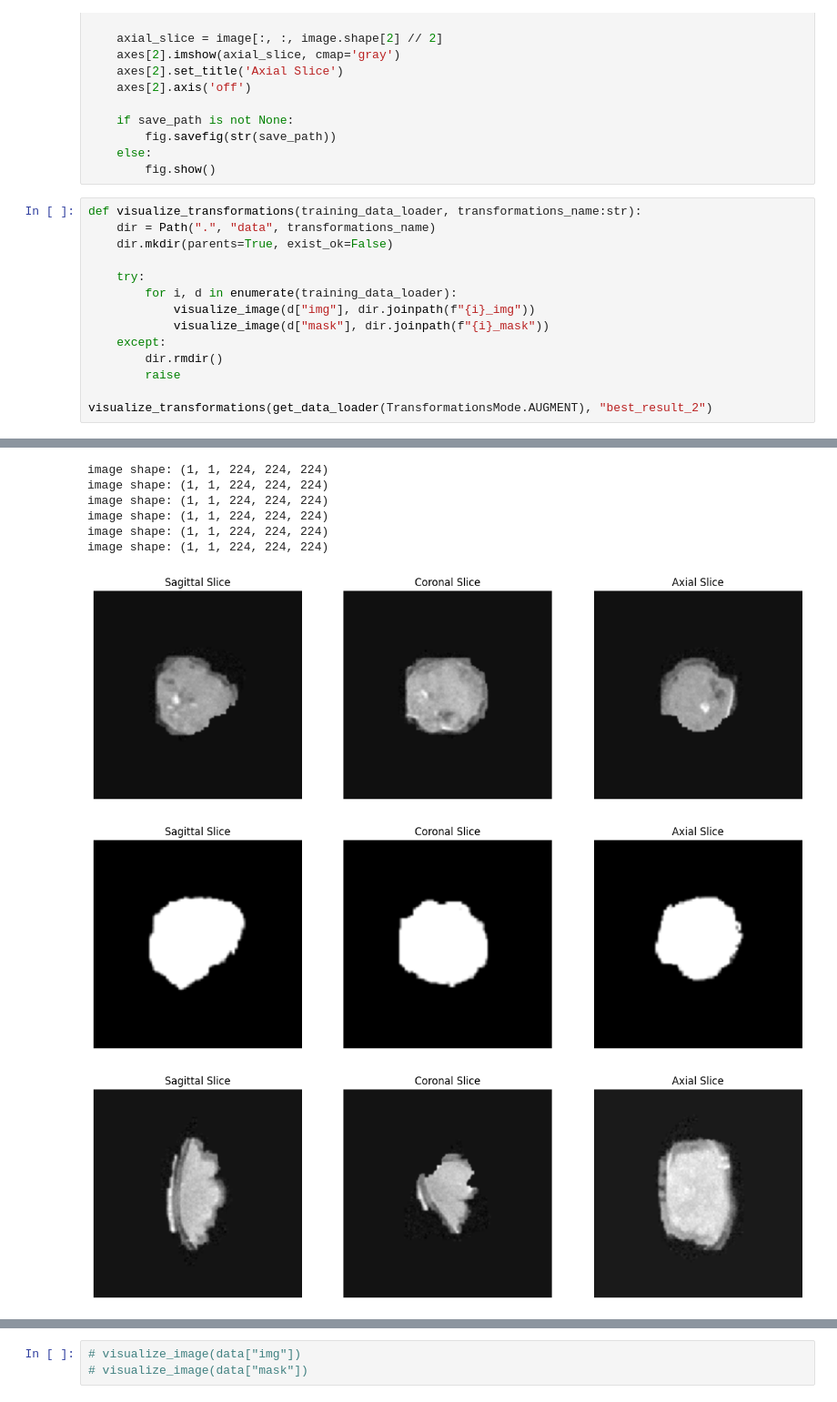
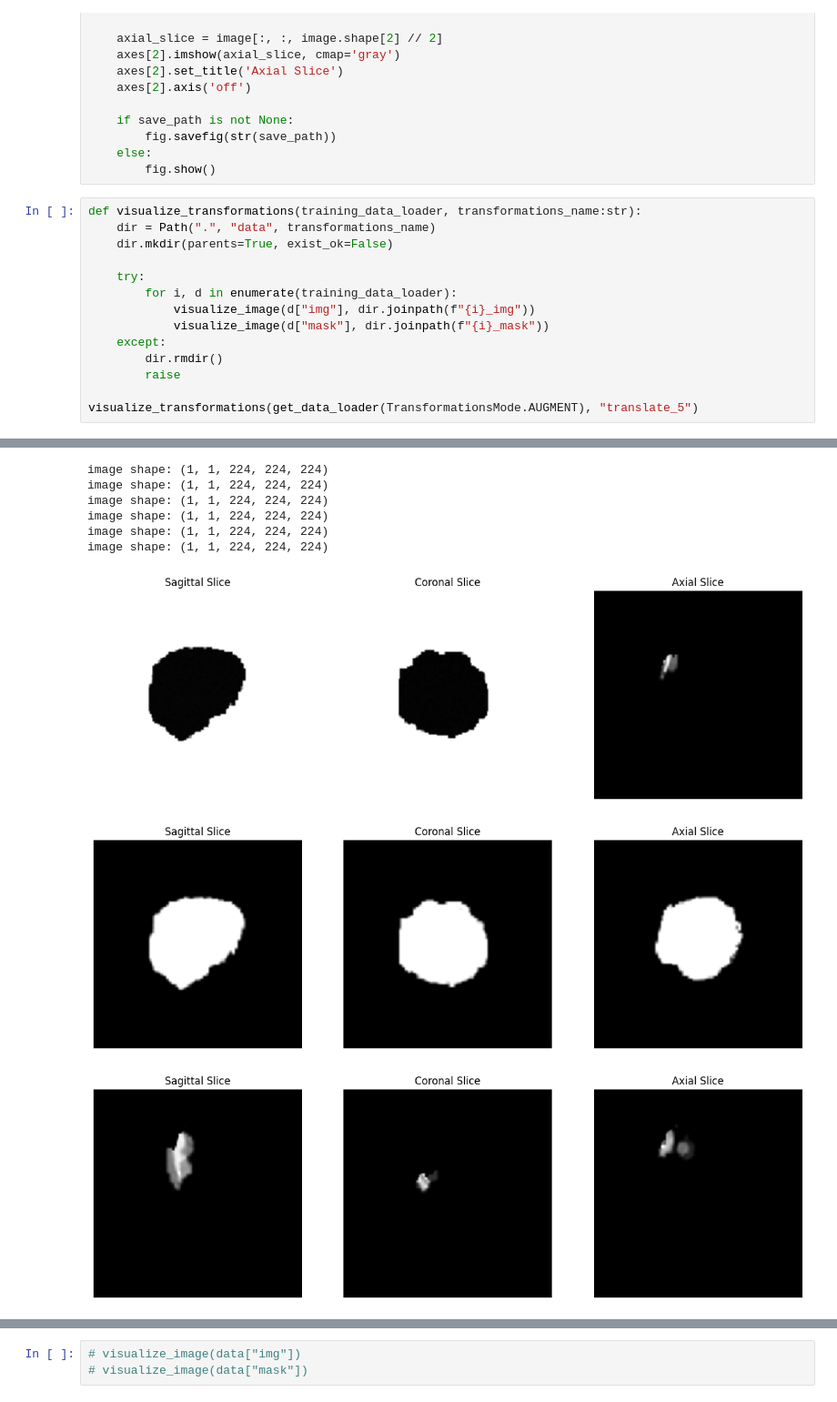
Before and after one commit to Fidelisus/meningioma_dl, a Jupyter notebook: notebooks/visualize_augmentations.ipynb, the cells around one changed output, grey strips where cells are left out. Shown at 91% size. Cells and saved outputs as stored; diff of their text form.

```diff
--- a/notebooks/visualize_augmentations.ipynb
+++ b/notebooks/visualize_augmentations.ipynb
@@ -80,5 +80,5 @@ def visualize_transformations(training_data_loader, transformations_name:str):
         dir.rmdir()
         raise
 
-visualize_transformations(get_data_loader(TransformationsMode.AUGMENT), "best_result_2")
+visualize_transformations(get_data_loader(TransformationsMode.AUGMENT), "translate_5")
 # %% [output]
@@ -86,10 +86,10 @@ visualize_transformations(get_data_loader(TransformationsMode.AUGMENT), "best_re
 image shape: (1, 1, 224, 224, 224)
 image shape: (1, 1, 224, 224, 224)
 image shape: (1, 1, 224, 224, 224)
 image shape: (1, 1, 224, 224, 224)
 image shape: (1, 1, 224, 224, 224)
 image shape: (1, 1, 224, 224, 224)
-[figure, old version]
+[figure, new version]
 [figure]
-[figure, old version]
+[figure, new version]
 [figure]
```
Also changed, not shown: parts of 1 cell of this notebook, 2 other files.
